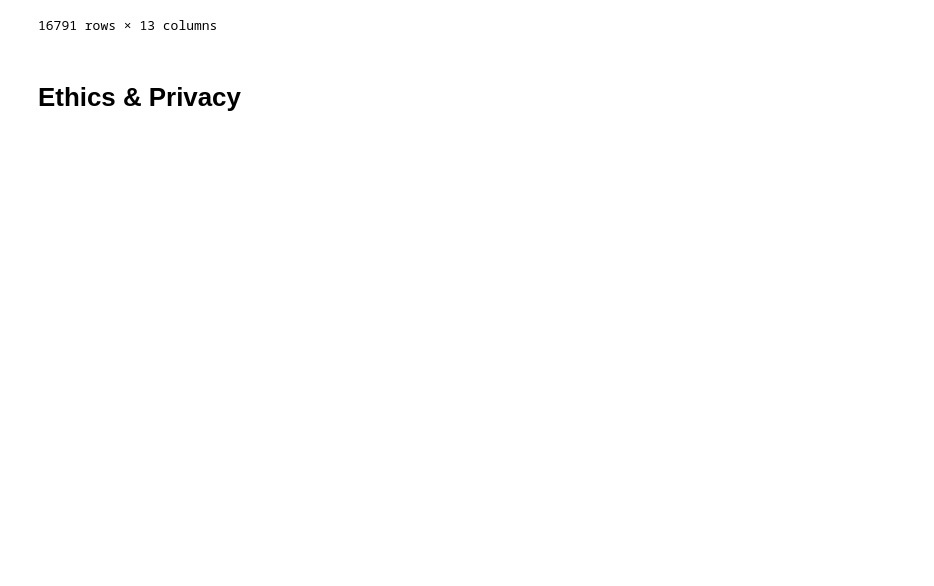
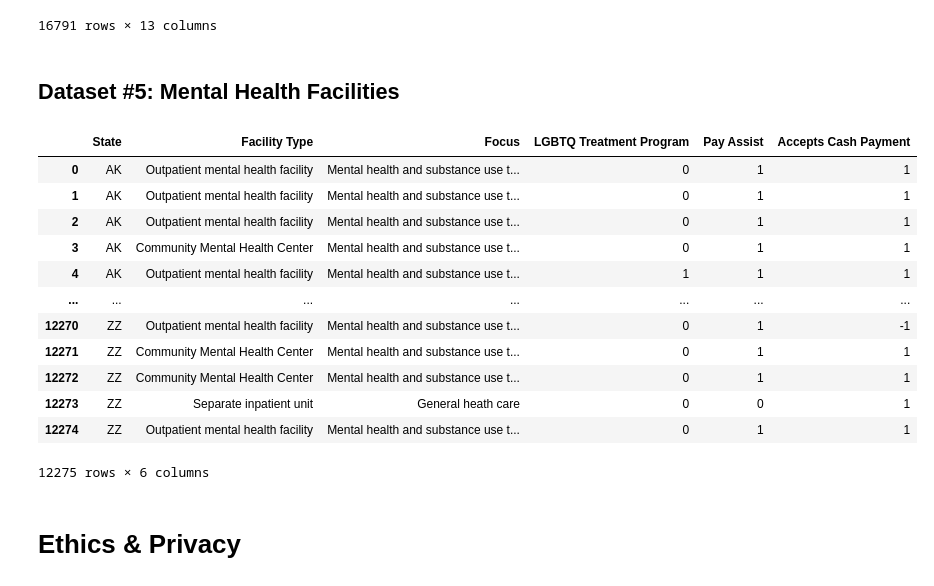
Before and after one commit to sofiatka/LGBTQ-Laws-and-MH, a Jupyter notebook: DataCheckpoint_Group126_WI24.ipynb, the cells around one changed output. Saved outputs shown, nothing was run; the diff lists cells and outputs as text; code cells hidden in the pictures; blank space fills up the shorter version.

```diff
--- a/DataCheckpoint_Group126_WI24.ipynb
+++ b/DataCheckpoint_Group126_WI24.ipynb
@@ -555,6 +555,63 @@ hc
 | 16789 | Mental Health | Geographic Area | Geographic HPSA | 0 - 13 | 1 | Warren | 7285138189 | Mental Health Catchment Area 15 | ... |
 | 16790 | Mental Health | Geographic Area | Geographic HPSA | 0 - 13 | 1 | Yazoo | 7285138189 | Mental Health Catchment Area 15 | ... |
 16791 rows × 13 columns
+# %% [markdown]
+## Dataset #5: Mental Health Facilities
+# %%
+import pandas as pd
+
+#import csv
+facilities_df = pd.read_csv('mental_health_facilities.csv')
+
+#keep relevant columns
+keep_cols = ['LST', 'FACILITYTYPE', 'FOCUS', 'SRVC62', 'PAYASST', 'REVCHK1']
+facilities_df = facilities_df[keep_cols]
+facilities_df = facilities_df.rename(columns={'LST': 'State', 'FACILITYTYPE': 'Facility Type', 'FOCUS': 'Focus', 'PAYASST': 'Pay Assist', 'SRVC62': 'LGBTQ Treatment Program', 'REVCHK1': 'Accepts Cash Payment' })
+
+facility_type_mapping = {
+    1: 'Psychiatric hospital',
+    2: 'Separate inpatient unit',
+    3: 'Residential treatment center for children',
+    4: 'Residential treatment center for adults',
+    5: 'Other type of residential treatment facility',
+    6: 'Veterans Administration Medical Center',
+    7: 'Community Mental Health Center',
+    8: 'Certified Community Behaviorial Health Clinic',
+    9: 'Partial hospitalization/day treatment facility',
+    10: 'Outpatient mental health facility',
+    11: 'Multi-setting mental health facility',
+    12: 'Other'
+}
+
+# Apply the mapping to the 'facility type' column
+facilities_df['Facility Type'] = facilities_df['Facility Type'].map(facility_type_mapping)
+
+
+focus_mapping = {
+    1: 'Mental health treatment',
+    3: 'Mental health and substance use treatment',
+    4: 'General heath care',
+    5: 'Other service focus'
+
+}
+
+# Apply the mapping to the 'focus' column
+facilities_df['Focus'] = facilities_df['Focus'].map(focus_mapping)
+facilities_df
+# %% [output]
+|  | State | Facility Type | Focus | LGBTQ Treatment Program | Pay Assist | Accepts Cash Payment |
+| 0 | AK | Outpatient mental health facility | Mental health and substance use t... | 0 | 1 | 1 |
+| 1 | AK | Outpatient mental health facility | Mental health and substance use t... | 0 | 1 | 1 |
+| 2 | AK | Outpatient mental health facility | Mental health and substance use t... | 0 | 1 | 1 |
+| 3 | AK | Community Mental Health Center | Mental health and substance use t... | 0 | 1 | 1 |
+| 4 | AK | Outpatient mental health facility | Mental health and substance use t... | 1 | 1 | 1 |
+| ... | ... | ... | ... | ... | ... | ... |
+| 12270 | ZZ | Outpatient mental health facility | Mental health and substance use t... | 0 | 1 | -1 |
+| 12271 | ZZ | Community Mental Health Center | Mental health and substance use t... | 0 | 1 | 1 |
+| 12272 | ZZ | Community Mental Health Center | Mental health and substance use t... | 0 | 1 | 1 |
+| 12273 | ZZ | Separate inpatient unit | General heath care | 0 | 0 | 1 |
+| 12274 | ZZ | Outpatient mental health facility | Mental health and substance use t... | 0 | 1 | 1 |
+12275 rows × 6 columns
 # %% [markdown]
 # Ethics & Privacy
 # %% [markdown]
```
Also changed, not shown: parts of 1 cell of this notebook, 1 other file.
